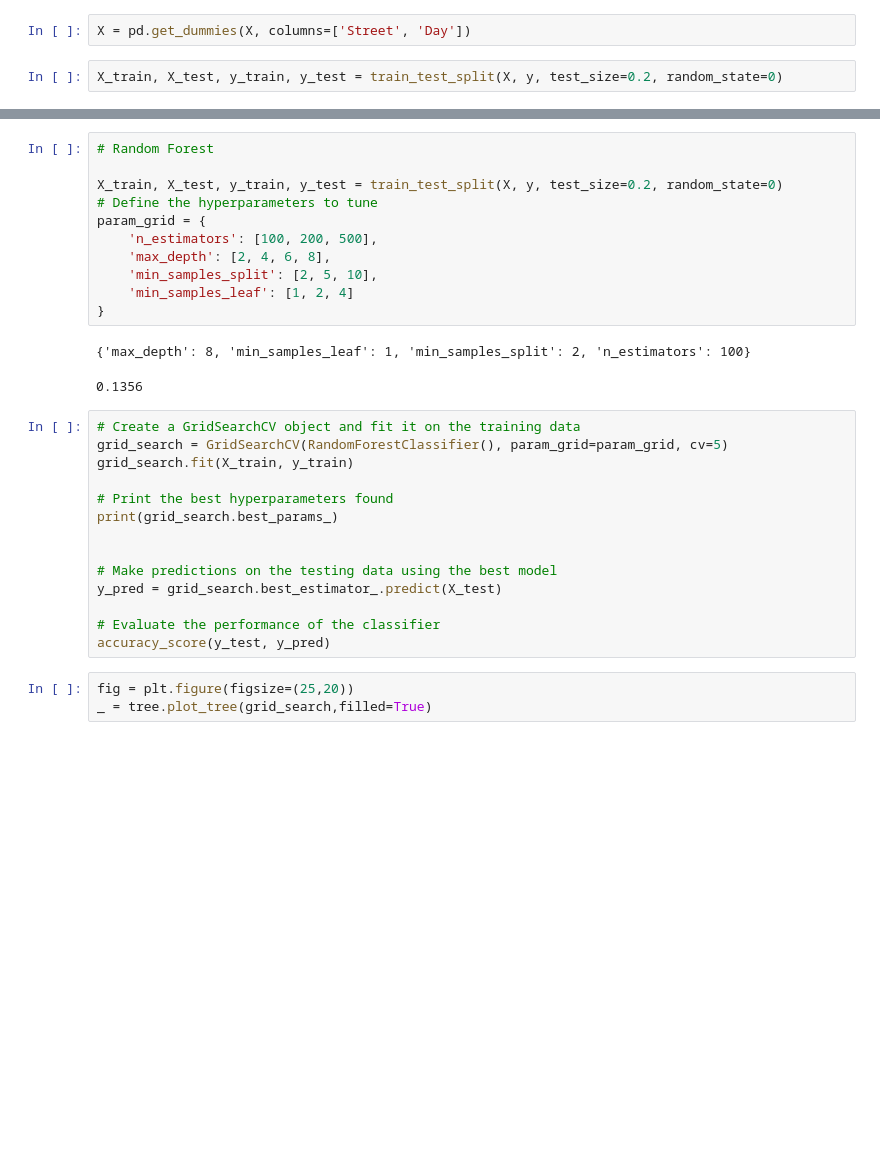
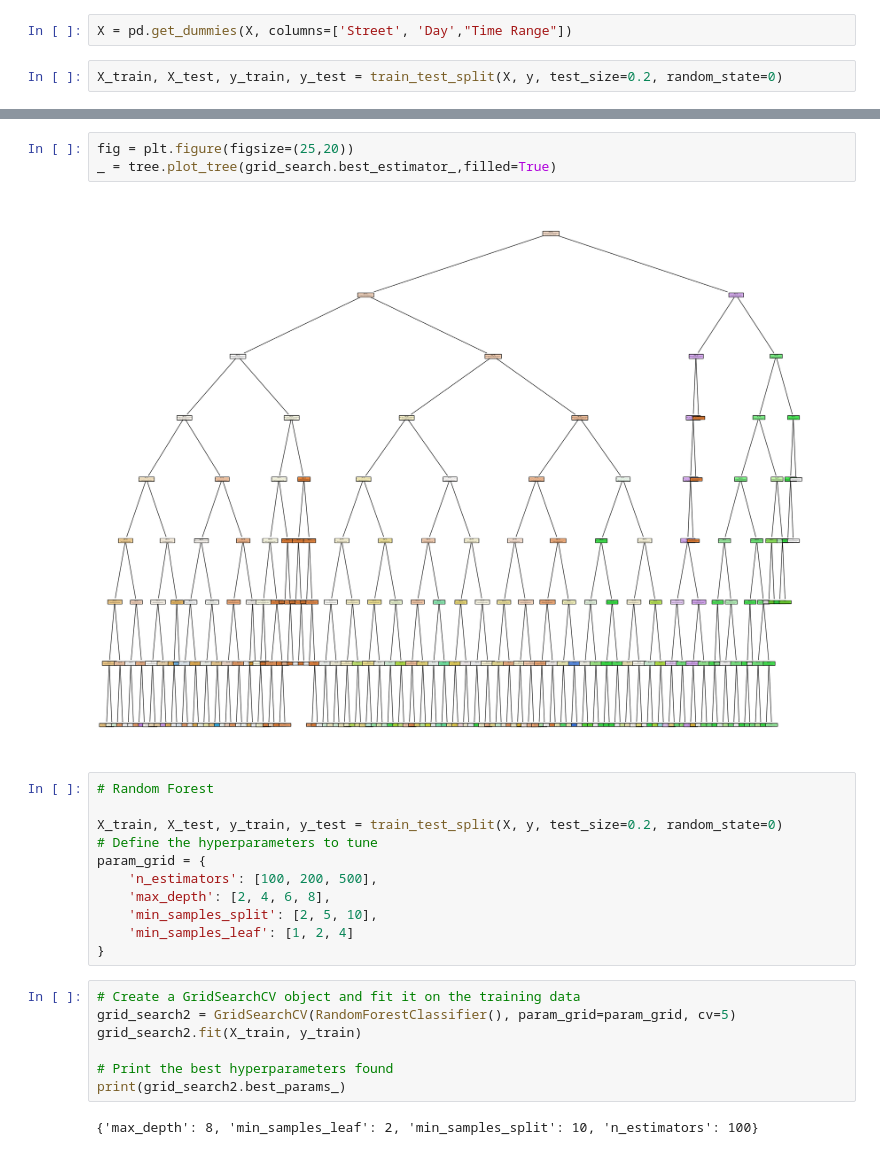
Before and after one commit to lovelyturtles/4710Project, a Jupyter notebook: Code/decisionTree.ipynb, the cells around one changed output, grey strips where cells are left out. Saved outputs shown, nothing was run; the diff lists cells and outputs as text; blank space fills up the shorter version.

Commit message:
decision tree and random forest code

```diff
--- a/Code/decisionTree.ipynb
+++ b/Code/decisionTree.ipynb
@@ -28,7 +28,7 @@ df
 X = df.drop(['Violation Code'], axis=1)
 y = df['Violation Code']
 # %%
-X = pd.get_dummies(X, columns=['Street', 'Day'])
+X = pd.get_dummies(X, columns=['Street', 'Day',"Time Range"])
 # %%
 X_train, X_test, y_train, y_test = train_test_split(X, y, test_size=0.2, random_state=0)
 # %%
@@ -54,3 +72,8 @@ accuracy_score(y_test, y_pred)
+# %%
+fig = plt.figure(figsize=(25,20))
+_ = tree.plot_tree(grid_search.best_estimator_,filled=True)
+# %% [output]
+[figure, added]
 # %%
 # Random Forest
 
@@ -62,23 +85,12 @@ param_grid = {
     'min_samples_split': [2, 5, 10],
     'min_samples_leaf': [1, 2, 4]
 }
-# %% [output]
-{'max_depth': 8, 'min_samples_leaf': 1, 'min_samples_split': 2, 'n_estimators': 100}
-0.1356
 # %%
 # Create a GridSearchCV object and fit it on the training data
-grid_search = GridSearchCV(RandomForestClassifier(), param_grid=param_grid, cv=5)
-grid_search.fit(X_train, y_train)
+grid_search2 = GridSearchCV(RandomForestClassifier(), param_grid=param_grid, cv=5)
+grid_search2.fit(X_train, y_train)
 
 # Print the best hyperparameters found
-print(grid_search.best_params_)
-
-
-# Make predictions on the testing data using the best model
-y_pred = grid_search.best_estimator_.predict(X_test)
-
-# Evaluate the performance of the classifier
-accuracy_score(y_test, y_pred)
+print(grid_search2.best_params_)
+# %% [output]
+{'max_depth': 8, 'min_samples_leaf': 2, 'min_samples_split': 10, 'n_estimators': 100}
-# %%
-fig = plt.figure(figsize=(25,20))
-_ = tree.plot_tree(grid_search,filled=True)
```
Also changed, not shown: parts of 7 cells of this notebook.
